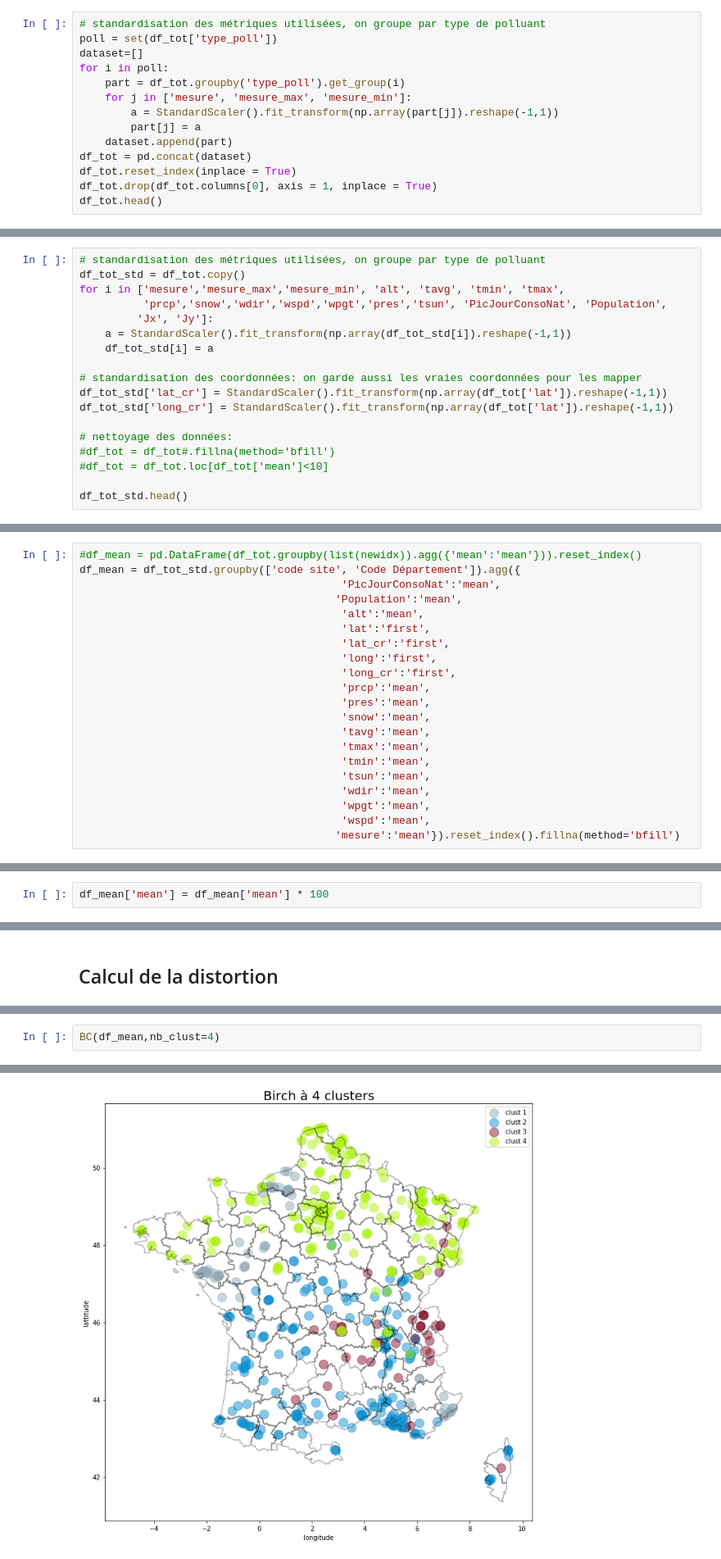
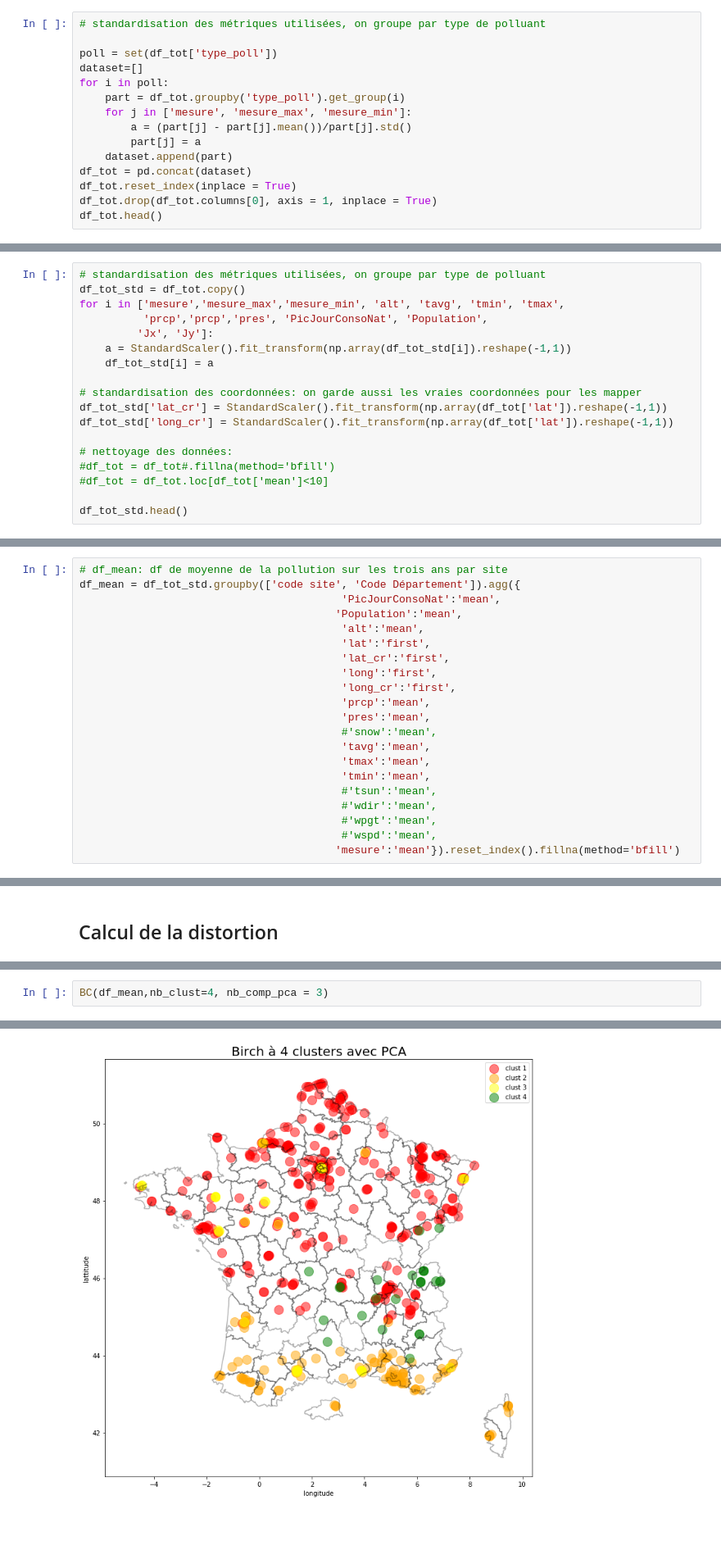
Before and after one commit to jbSarda/SD701, a Jupyter notebook: 01-ANALYSE.ipynb, the cells around one changed output, grey strips where cells are left out. Shown at 82% size. Drawn from its saved outputs; the diff is of its cells as text; blank space fills up the shorter version.

```diff
--- a/01-ANALYSE.ipynb
+++ b/01-ANALYSE.ipynb
@@ -126,11 +149,12 @@ DtypeWarning: Columns (14) have mixed types.Specify dtype option on import or se
 # %%
 # standardisation des métriques utilisées, on groupe par type de polluant
+
 poll = set(df_tot['type_poll'])
 dataset=[]
 for i in poll:
     part = df_tot.groupby('type_poll').get_group(i)
     for j in ['mesure', 'mesure_max', 'mesure_min']:
-        a = StandardScaler().fit_transform(np.array(part[j]).reshape(-1,1))
+        a = (part[j] - part[j].mean())/part[j].std()
         part[j] = a
     dataset.append(part)
 df_tot = pd.concat(dataset)
@@ -223,7 +263,7 @@ graph_poll('2020', '2020', ['45', '58', '18'], graph = True, lab = True)
 # standardisation des métriques utilisées, on groupe par type de polluant
 df_tot_std = df_tot.copy()
 for i in ['mesure','mesure_max','mesure_min', 'alt', 'tavg', 'tmin', 'tmax',
-          'prcp','snow','wdir','wspd','wpgt','pres','tsun', 'PicJourConsoNat', 'Population',
+          'prcp','prcp','pres', 'PicJourConsoNat', 'Population',
          'Jx', 'Jy']:
     a = StandardScaler().fit_transform(np.array(df_tot_std[i]).reshape(-1,1))
     df_tot_std[i] = a
@@ -248,7 +288,7 @@ df_tot_std.head()
 # %% [markdown]
 On regroupe les polluants en prenant la moyenne de pollution par jour et par site
 # %%
-#df_mean = pd.DataFrame(df_tot.groupby(list(newidx)).agg({'mean':'mean'})).reset_index()
+# df_mean: df de moyenne de la pollution sur les trois ans par site
 df_mean = df_tot_std.groupby(['code site', 'Code Département']).agg({
                                          'PicJourConsoNat':'mean',
                                         'Population':'mean',
@@ -259,14 +299,14 @@ df_mean = df_tot_std.groupby(['code site', 'Code Département']).agg({
                                          'long_cr':'first',
                                          'prcp':'mean',
                                          'pres':'mean',
-                                         'snow':'mean',
+                                         #'snow':'mean',
                                          'tavg':'mean',
                                          'tmax':'mean',
                                          'tmin':'mean',
-                                         'tsun':'mean',
-                                         'wdir':'mean',
-                                         'wpgt':'mean',
-                                         'wspd':'mean',
+                                         #'tsun':'mean',
+                                         #'wdir':'mean',
+                                         #'wpgt':'mean',
+                                         #'wspd':'mean',
                                         'mesure':'mean'}).reset_index().fillna(method='bfill')
 # %% [markdown]
 On teste tout d'abord le KMeans sur toutes les métriques numériques
@@ -329,4 +373,2 @@ MatplotlibDeprecationWarning: Adding an axes using the same arguments as a previ
 # %% [markdown]
 On remarque que le Kmeans effectué ci-dessus n'est pas adapté car la distance sur les métriques de coordonnées prend le pas sur les autres métriques. il faut alors augmenter la valeur de pollution
-# %%
-df_mean['mean'] = df_mean['mean'] * 100
@@ -441,4 +475,4 @@ def BC(df, nb_clust=None):
 # %%
-BC(df_mean,nb_clust=4)
+BC(df_mean,nb_clust=4, nb_comp_pca = 3)
 # %% [output]
 MatplotlibDeprecationWarning: Adding an axes using the same arguments as a previous axes currently reuses the earlier instance.  In a future version, a new instance will always be created and returned ...
@@ -446 +480 @@ MatplotlibDeprecationWarning: Adding an axes using the same arguments as a previ
-[figure, old version]
+[figure, new version]
```
Also changed, not shown: parts of 42 cells of this notebook, 2 other files.
